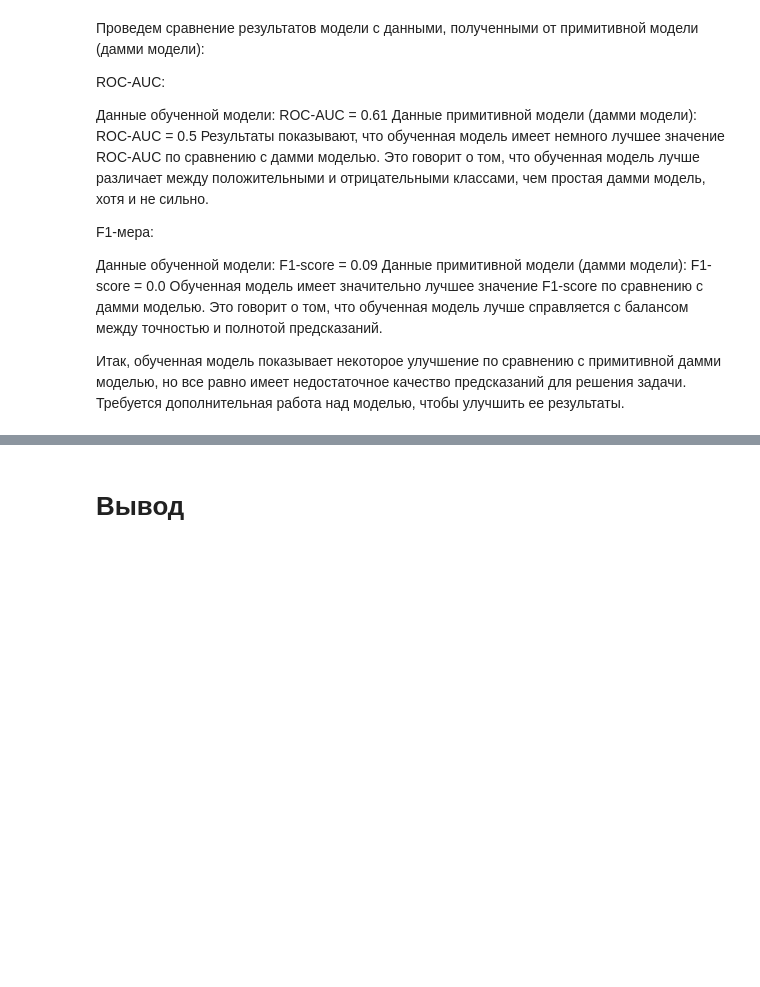
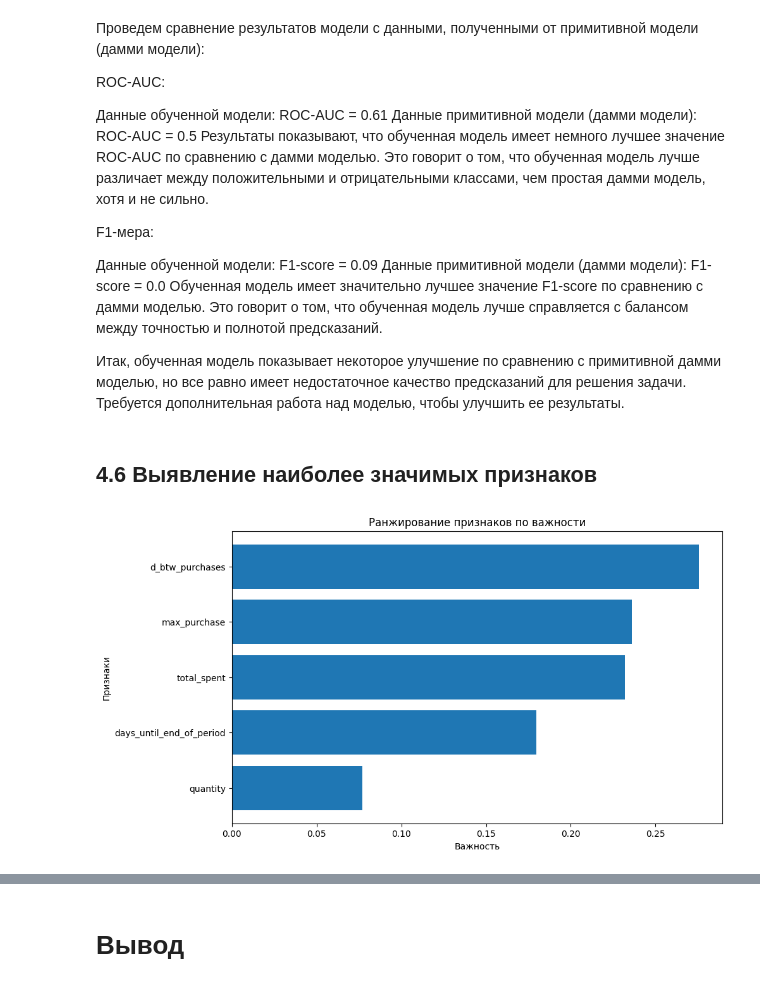
Before and after one commit to Oleg500K/Next-purchase-forecast, a Jupyter notebook: Прогноз_следующей_покупки.ipynb, the cells around one changed output, grey strips where cells are left out. Cells and saved outputs as stored; diff of their text form; code cells hidden in the pictures; blank space fills up the shorter version.

```diff
--- a/Прогноз_следующей_покупки.ipynb
+++ b/Прогноз_следующей_покупки.ipynb
@@ -2404,3 +2415,28 @@ F1-мера:
 Обученная модель имеет значительно лучшее значение F1-score по сравнению с дамми моделью. Это говорит о том, что обученная модель лучше справляется с балансом между точностью и полнотой предсказаний.
 
 Итак, обученная модель показывает некоторое улучшение по сравнению с примитивной дамми моделью, но все равно имеет недостаточное качество предсказаний для решения задачи. Требуется дополнительная работа над моделью, чтобы улучшить ее результаты.
+# %% [markdown]
+## 4.6 Выявление наиболее значимых признаков
+# %%
+# получим важности признаков
+feature_importances = best_model.feature_importances_
+
+# получим названия признаков
+feature_names = list(x_train.columns)
+
+# создадим DataFrame с признаками и их важностями
+feature_importances_df = pd.DataFrame({'Feature': feature_names, 'Importance': feature_importances})
+
+# произведем сортировку признаков по важности
+feature_importances_df = feature_importances_df.sort_values(by='Importance', ascending=False)
+
+# выведем график с наиболее важными признаками
+plt.figure(figsize=(10, 6))
+plt.barh(feature_importances_df['Feature'][:5], feature_importances_df['Importance'][:5])
+plt.xlabel('Важность')
+plt.ylabel('Признаки')
+plt.title('Ранжирование признаков по важности')
+plt.gca().invert_yaxis()
+plt.show()
+# %% [output]
+[figure, added]
```
Also changed, not shown: parts of 17 cells of this notebook.
